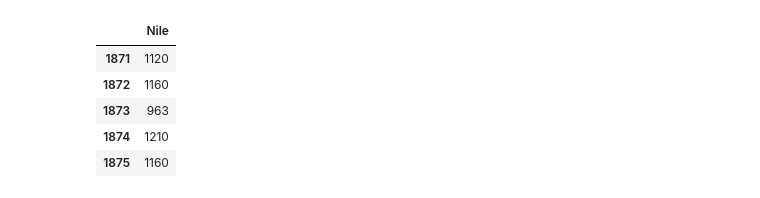
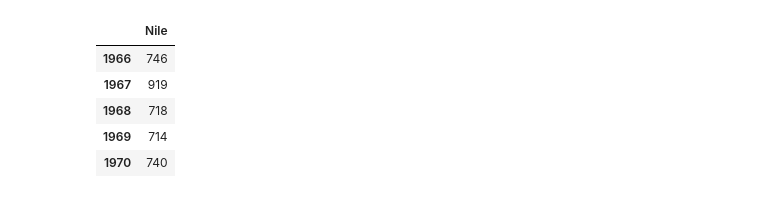
Before and after one commit to siemfenne/timeseriesmodels-vu, a Jupyter notebook: main.ipynb, the cells around one changed output. Saved outputs shown, nothing was run; the diff lists cells and outputs as text; code cells hidden in the pictures.

```diff
--- a/main.ipynb
+++ b/main.ipynb
@@ -6,15 +6,15 @@ import scipy.stats as st
 import math
 # %%
 df = pd.read_excel("data/Nile.xlsx", index_col=0)
-df.head()
+df.tail()
 # df.Nile.copy().to_list()
 # %% [output]
 |  | Nile |
-| 1871 | 1120 |
-| 1872 | 1160 |
-| 1873 | 963 |
-| 1874 | 1210 |
-| 1875 | 1160 |
+| 1966 | 746 |
+| 1967 | 919 |
+| 1968 | 718 |
+| 1969 | 714 |
+| 1970 | 740 |
 # %%
 def Kalman_filter(series:pd.Series, P1:float, a1:float, s2_e:float, s2_n:float):
     t_crit = 1.57
```
Also changed, not shown: parts of 5 cells of this notebook.
